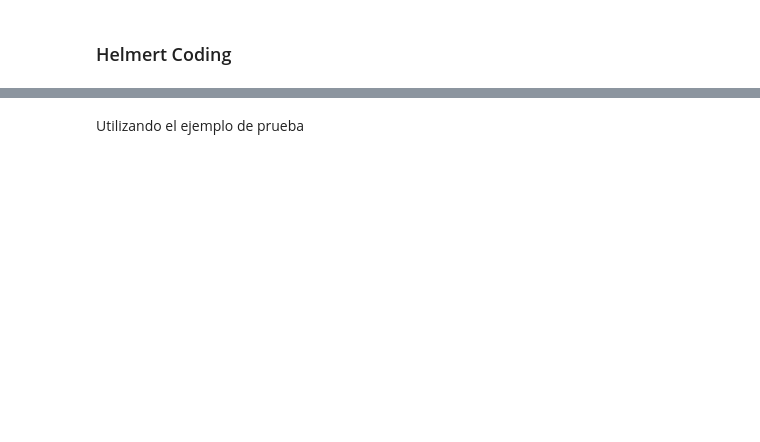
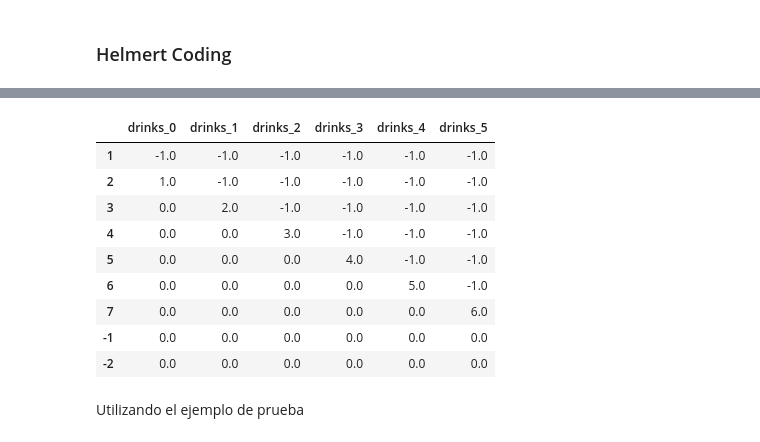
Before and after one commit to talend-Erick/Deploy_sentiment, a Jupyter notebook: DS6011_HT04.ipynb, the cells around one changed output, grey strips where cells are left out. Cells and saved outputs as stored; diff of their text form; code cells hidden in the pictures; blank space fills up the shorter version.

```diff
--- a/DS6011_HT04.ipynb
+++ b/DS6011_HT04.ipynb
@@ -365,2 +547,15 @@ En el ejemplo, vemos que el término de intersección representa la media global
+# %%
+helm_enc.mapping[0]['mapping']
+# %% [output]
+|  | drinks_0 | drinks_1 | drinks_2 | drinks_3 | drinks_4 | drinks_5 |
+| 1 | -1.0 | -1.0 | -1.0 | -1.0 | -1.0 | -1.0 |
+| 2 | 1.0 | -1.0 | -1.0 | -1.0 | -1.0 | -1.0 |
+| 3 | 0.0 | 2.0 | -1.0 | -1.0 | -1.0 | -1.0 |
+| 4 | 0.0 | 0.0 | 3.0 | -1.0 | -1.0 | -1.0 |
+| 5 | 0.0 | 0.0 | 0.0 | 4.0 | -1.0 | -1.0 |
+| 6 | 0.0 | 0.0 | 0.0 | 0.0 | 5.0 | -1.0 |
+| 7 | 0.0 | 0.0 | 0.0 | 0.0 | 0.0 | 6.0 |
+| -1 | 0.0 | 0.0 | 0.0 | 0.0 | 0.0 | 0.0 |
+| -2 | 0.0 | 0.0 | 0.0 | 0.0 | 0.0 | 0.0 |
 # %% [markdown]
 Utilizando el ejemplo de prueba
```
Also changed, not shown: parts of 54 cells of this notebook.
